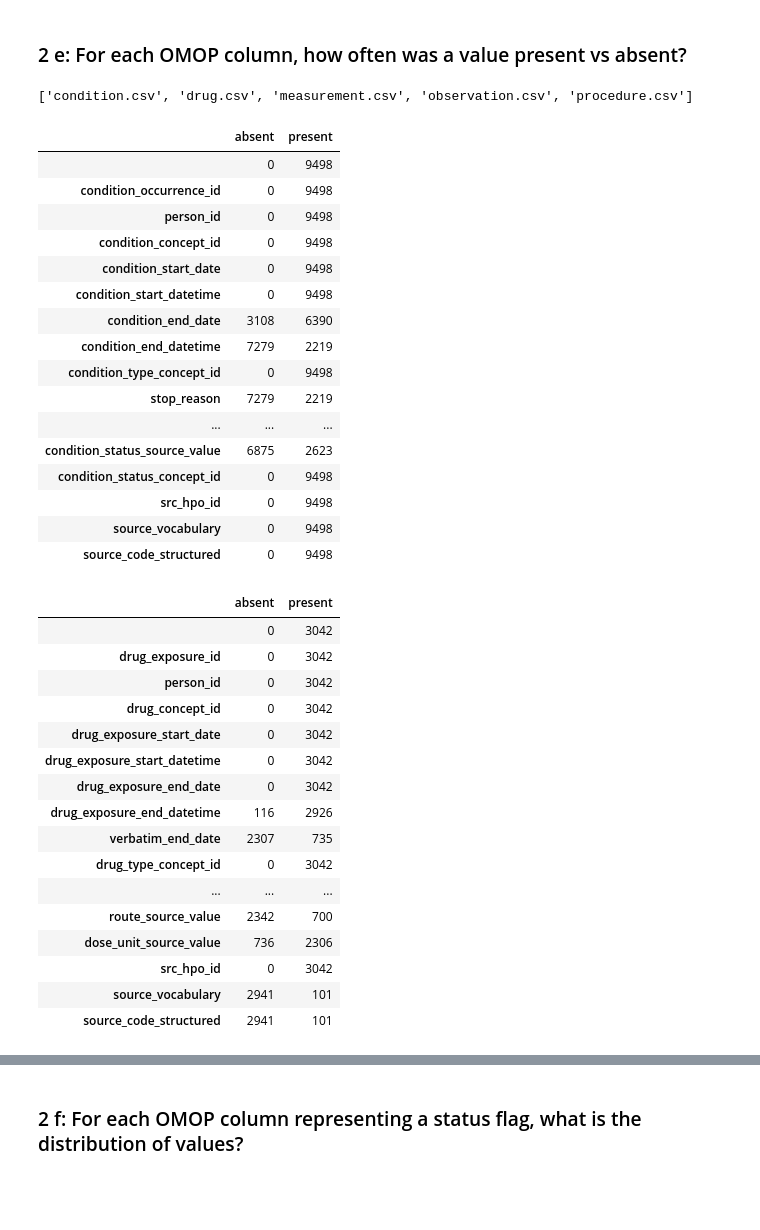
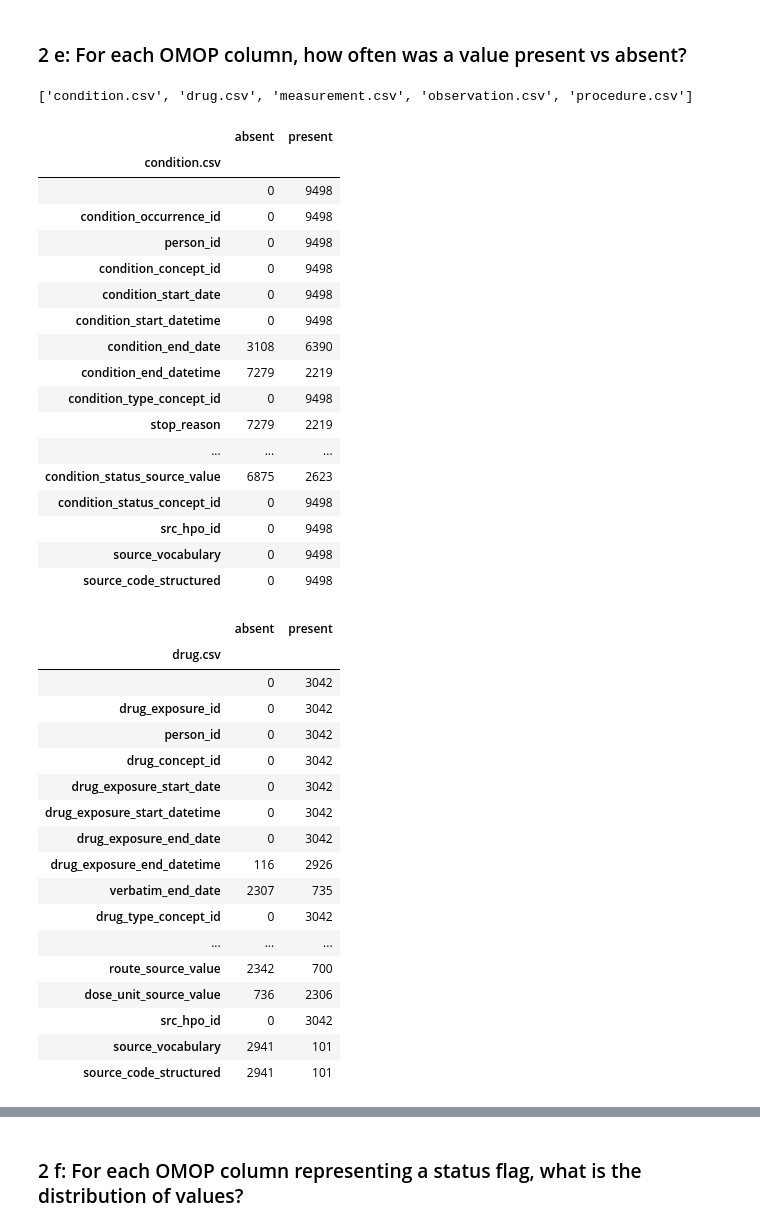
Before and after one commit to danner/omop-s4s-analysis, a Jupyter notebook: AoU_Report.ipynb, the cells around one changed output, grey strips where cells are left out. Cells and saved outputs as stored; diff of their text form; code cells hidden in the pictures; blank space fills up the shorter version.

```diff
--- a/AoU_Report.ipynb
+++ b/AoU_Report.ipynb
@@ -121,9 +121,16 @@ for category, counter in fhir_systems.items():
 `aou_analysis.coding_counts` is similar to `aou_analysis.code_system_counts`, but combines similar codings via `aou_analysis.most_common_synonym` to put all codings found together into the same combined count. Codings are a list of systems and codes, often only one item in the list, but where there are multiple, that's what gets combined in `most_common_synonym`.
 # %%
 fhir_coding_results = aou_analysis.coding_counts(fhir_patients)
+converter_df = pd.DataFrame([aou_analysis.converter])
 for category, table in fhir_coding_results['table'].items():
     df = pd.DataFrame(table)
     df.index.name = category
+    df.rename(columns={'code': 'concept_code'}, inplace=True)
+    try:
+        df['vocabulary_id'] = converter_df.lookup(pd.Series([0 for i in range(len(df))]), df['system'])
+        df = df.join(aou_analysis.concept_table[['concept_name']], on=['concept_code', 'vocabulary_id'])
+    except KeyError:
+        pass
     display(df)
     aou_analysis.export_df(df, 'export/fhir_codings_'+category+'.csv')
 # %% [output]
@@ -409,6 +414,8 @@ display(omop_category_counts_df.boxplot(figsize=(12,6), showfliers=False))
 ### 2 b: Count of standardized code *systems* for each OMOP data type.
 OMOP code systems are an enumerated set of names. Each table has a different set of columns that define where there system is located, defined in `aou_analysis.CODE_COLUMNS`.
 # %%
+aou_analysis.concept_table.reset_index(inplace=True)
+aou_analysis.concept_table.set_index(['concept_id', 'concept_code', 'vocabulary_id'], inplace=True)
 system_counts = aou_analysis.omop_system_counts(omop_patients)
 omop_system_df = pd.DataFrame(system_counts).transpose()
 aou_analysis.export_df(omop_system_df, 'export/omop_system_counts.csv')
@@ -536,13 +543,16 @@ for name, counter in coding_counts.items():
 # %%
 for csv, table in omop_analyze.data_dump(path=current_directory+omop_directory):
     populated = {
         'absent': (pd.DataFrame(table) == '').sum(axis=0),
         'present': (pd.DataFrame(table) != '').sum(axis=0)
     }
-    display(pd.DataFrame(populated))
+    df = pd.DataFrame(populated)
+    df.index.name = csv
+    display(df)
 # %% [output]
 ['condition.csv', 'drug.csv', 'measurement.csv', 'observation.csv', 'procedure.csv']
 |  | absent | present |
+| condition.csv |  |  |
 |  | 0 | 9498 |
 | condition_occurrence_id | 0 | 9498 |
 | person_id | 0 | 9498 |
@@ -560,6 +570,7 @@ for csv, table in omop_analyze.data_dump(path=current_directory+omop_directory):
 | source_vocabulary | 0 | 9498 |
 | source_code_structured | 0 | 9498 |
 |  | absent | present |
+| drug.csv |  |  |
 |  | 0 | 3042 |
 | drug_exposure_id | 0 | 3042 |
 | person_id | 0 | 3042 |
```
Also changed, not shown: parts of 4 cells of this notebook, 1 other file.
